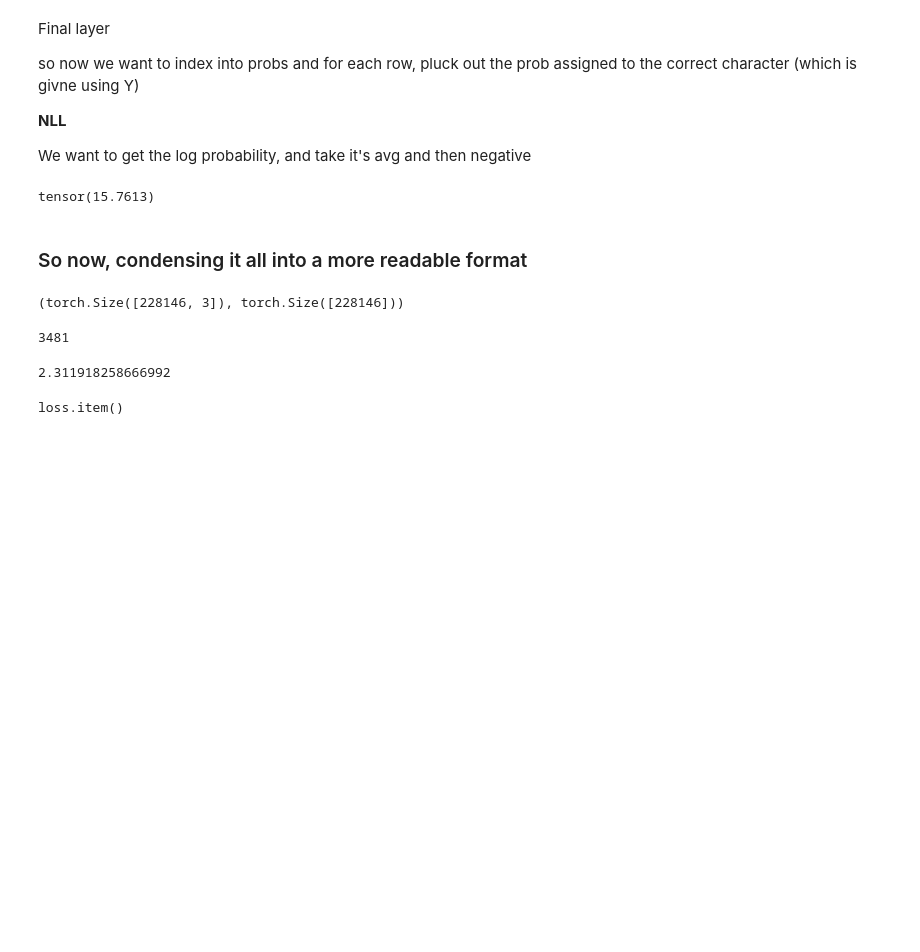
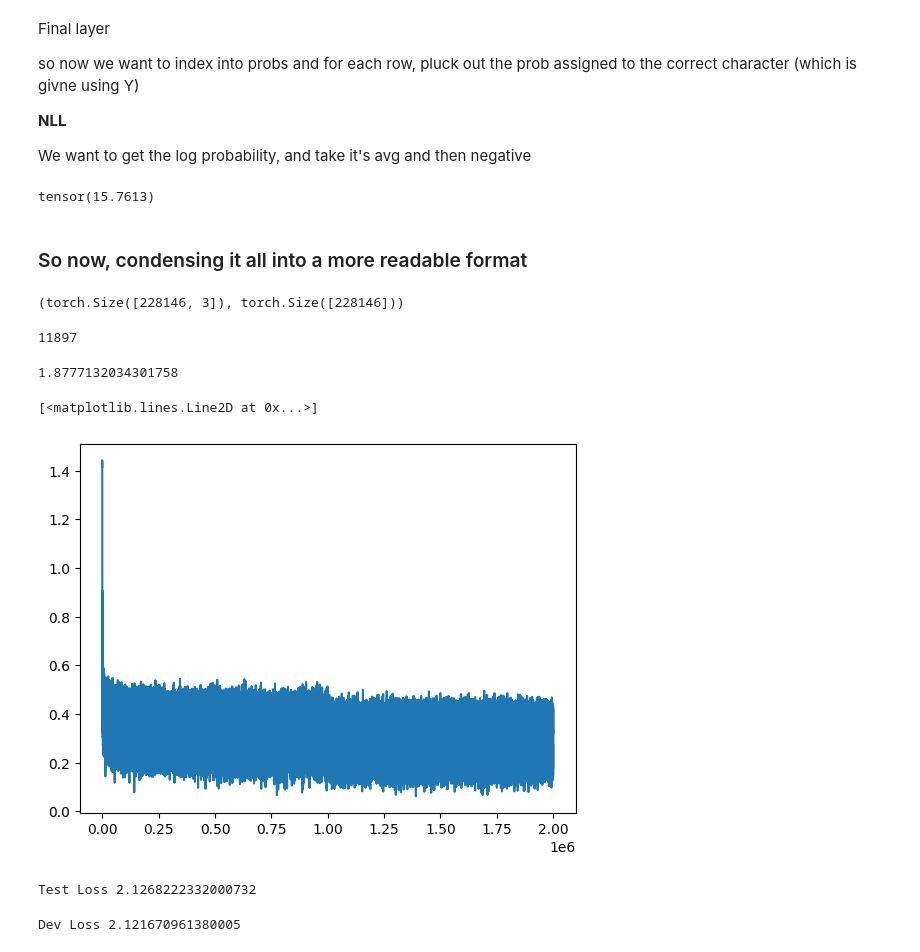
Before and after one commit to pranavgoyanka/makemore, a Jupyter notebook: build_makemore_mlp.ipynb, the cells around one changed output. Cells and saved outputs as stored; diff of their text form; code cells hidden in the pictures; blank space fills up the shorter version.

```diff
--- a/build_makemore_mlp.ipynb
+++ b/build_makemore_mlp.ipynb
@@ -171,20 +171,20 @@ X.shape, Y.shape
 (torch.Size([228146, 3]), torch.Size([228146]))
 # %%
 g = torch.Generator().manual_seed(2147483647) # our seed
-C = torch.randn((27, 2), generator=g) # each one of the 27 characters will have a 2D embedding
+C = torch.randn((27, 10), generator=g) # each one of the 27 characters will have a 2D embedding
 
 # Hidden Layer
 # The number of neurons in this layer, is a variable upto us
 # Let's use 100 for the time being
-W1 = torch.randn((6, 100), generator=g)
-b1 = torch.randn(100, generator=g) # biases
-W2 = torch.randn((100, 27), generator=g)
+W1 = torch.randn((30, 200), generator=g) # this layer receives 3 times 10 inputs
+b1 = torch.randn(200, generator=g) # biases
+W2 = torch.randn((200, 27), generator=g)
 b2 = torch.randn(27, generator=g)
 parameters = [C, W1, b1, W2, b2]
 # %%
 sum(p.nelement() for p in parameters) # number of parameters in total
 # %% [output]
-3481
+11897
 # %%
 for p in parameters:
   p.requires_grad = True
@@ -192,8 +192,12 @@ for p in parameters:
 lre = torch.linspace(-3, 0, 1000)
 lrs = 10**lre
 # lrs
+# %%
+lri = []
+lossi = []
+stepi = []
 # %%
-iters = 10000
+iters = 2000000
 for i in range(iters):
   # mini batch construct
   # will now only get 32 rows of X
@@ -201,7 +205,7 @@ for i in range(iters):
 
   # forward pass
   emb = C[Xtr[ix]] # (32, 3, 2)
-  h = torch.tanh(emb.view(-1, 6) @ W1 + b1) # (32,100)
+  h = torch.tanh(emb.view(-1, 30) @ W1 + b1) # (32,100)
   logits = h @ W2 + b2 # (32, 27)
   # counts = logits.exp()
   # prob = counts / counts.sum(1, keepdim=True)
@@ -219,26 +223,38 @@ for i in range(iters):
   loss.backward() # calculate the backward gradient
 
   # update the weights
-  lr = 0.01
+  lr = 0.1 if i < 1000000 else 0.01
   for p in parameters:
     p.data += -lr * p.grad
 
+  # track metrics
+  # lri.append(lre[i])
+  lossi.append(loss.log10().item())
+  stepi.append(i)
+
 print(loss.item())
 # %% [output]
-2.311918258666992
+1.8777132034301758
+# %%
+plt.plot(stepi, lossi)
+# %% [output]
+[<matplotlib.lines.Line2D at 0x...>]
+[figure, added]
 # %%
 # forward pass
 emb = C[Xte] # (32, 3, 2)
-h = torch.tanh(emb.view(-1, 6) @ W1 + b1) # (32,100)
+h = torch.tanh(emb.view(-1, 30) @ W1 + b1) # (32,100)
 logits = h @ W2 + b2 # (32, 27)
-loss = F.cross_entropy(logits, YtXte)
-print("Dev Loss" + loss.item())
+loss = F.cross_entropy(logits, Yte)
+print(f"Test Loss {loss.item()}")
+# %% [output]
+Test Loss 2.1268222332000732
 # %%
 # forward pass
 emb = C[Xdev] # (32, 3, 2)
-h = torch.tanh(emb.view(-1, 6) @ W1 + b1) # (32,100)
+h = torch.tanh(emb.view(-1, 30) @ W1 + b1) # (32,100)
 logits = h @ W2 + b2 # (32, 27)
 loss = F.cross_entropy(logits, Ydev)
-print("Dev Loss" + loss.item())
+print(f"Dev Loss {loss.item()}")
 # %% [output]
-loss.item()
+Dev Loss 2.121670961380005
```
Also changed, not shown: parts of 4 cells of this notebook.
